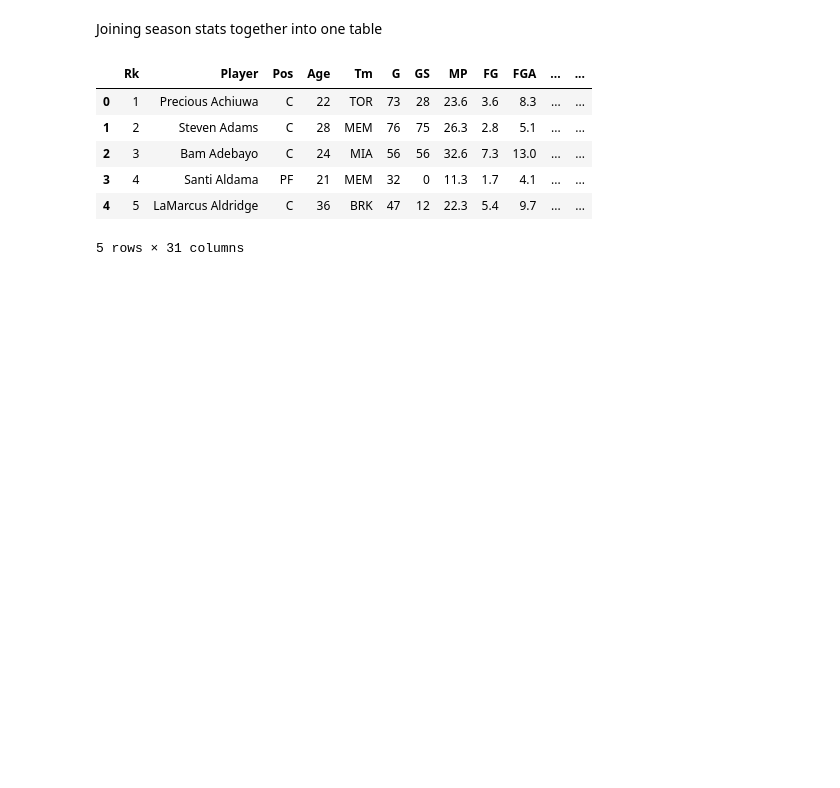
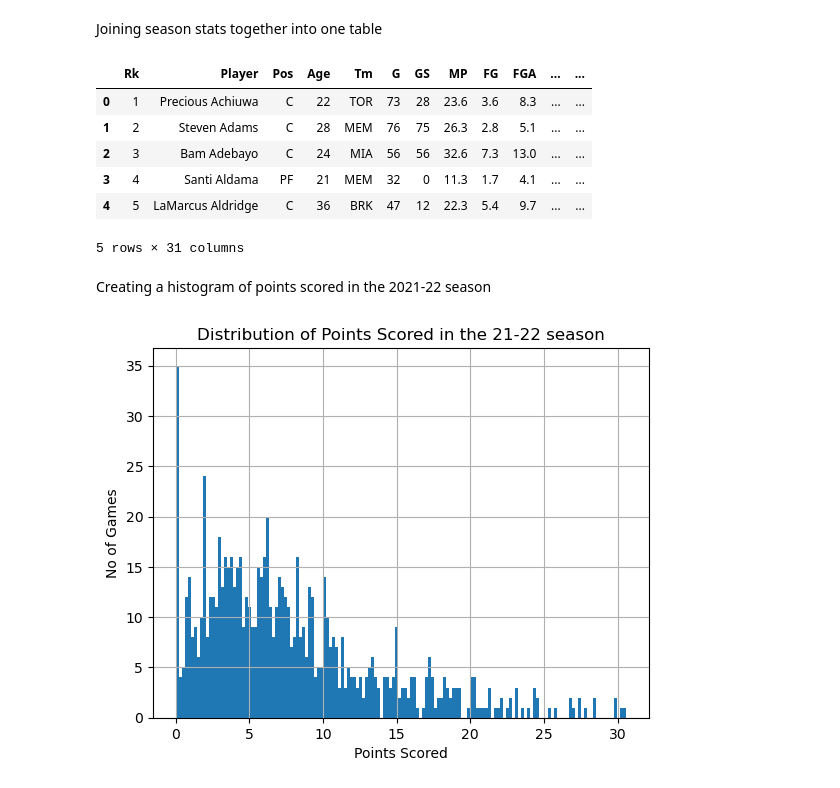
Before and after one commit to olvr446/NBAI, a Jupyter notebook: main.ipynb, the cells around one changed output. Cells and saved outputs as stored; diff of their text form; code cells hidden in the pictures; blank space fills up the shorter version.

Commit message:
adding graphs

```diff
--- a/main.ipynb
+++ b/main.ipynb
@@ -5,13 +6,13 @@ import pandas as pd
 Joining season stats together into one table
 # %%
 df_2122 = pd.read_csv("21-22Reg.csv", sep=";", encoding='latin1')
-df_2122["Szn"] = "21-22"
+df_2122["SZN"] = "21-22"
 
 df_2223 = pd.read_csv("22-23Reg.csv", sep=";", encoding='latin1')
-df_2223["Szn"] = "22-23"
+df_2223["SZN"] = "22-23"
 
 df_2324 = pd.read_csv("23-24Reg.csv", sep=";", encoding='latin1')
-df_2324["Szn"] = "23-24"
+df_2324["SZN"] = "23-24"
 
 df_all = pd.concat([df_2122, df_2223, df_2324], ignore_index=True)
 
@@ -24,3 +25,15 @@ df_all.head()
 | 3 | 4 | Santi Aldama | PF | 21 | MEM | 32 | 0 | 11.3 | 1.7 | 4.1 | ... | ... |
 | 4 | 5 | LaMarcus Aldridge | C | 36 | BRK | 47 | 12 | 22.3 | 5.4 | 9.7 | ... | ... |
 5 rows × 31 columns
+# %% [markdown]
+Creating a histogram of points scored in the 2021-22 season
+# %%
+szn2122_stats = df_all.loc[df_all["SZN"] == "21-22"]
+szn2122_stats["PTS"].hist(bins=150)
+plt.xlabel("Points Scored")
+plt.ylabel("No of Games")
+plt.title("Distribution of Points Scored in the 21-22 season")
+
+plt.show()
+# %% [output]
+[figure, added]
```
Also changed, not shown: parts of 5 cells of this notebook.
